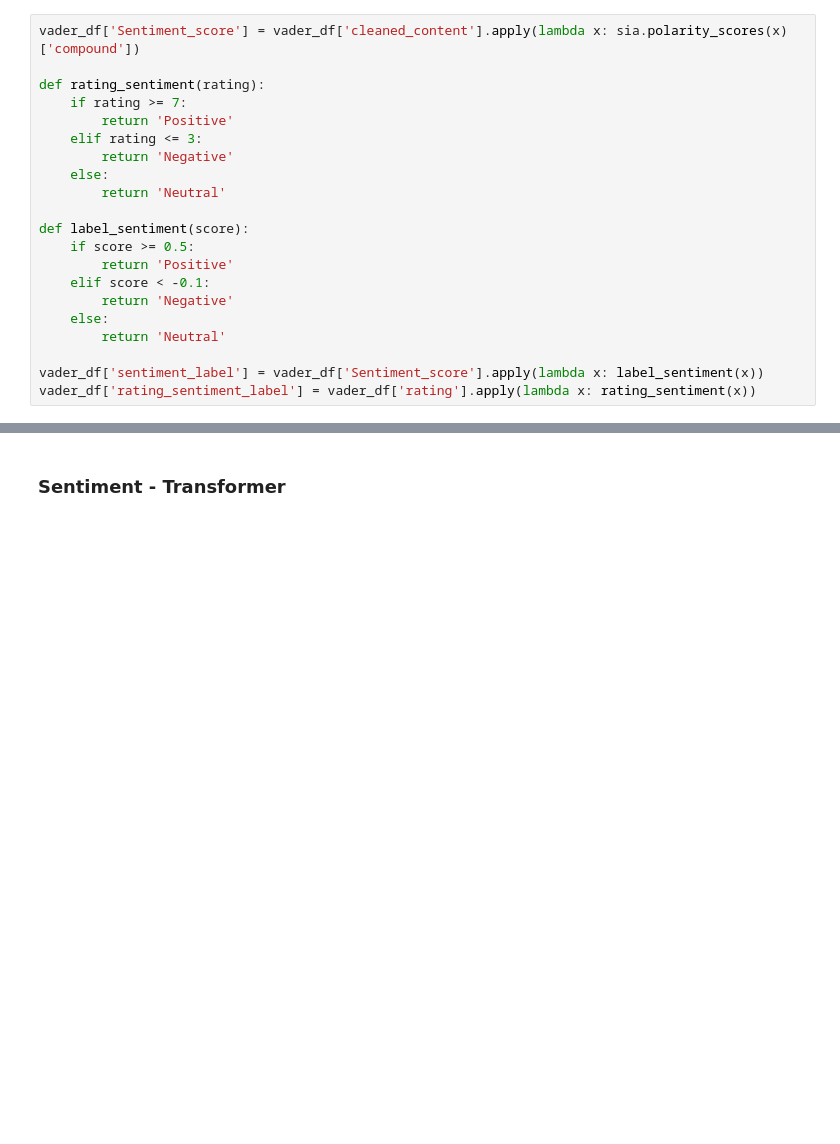
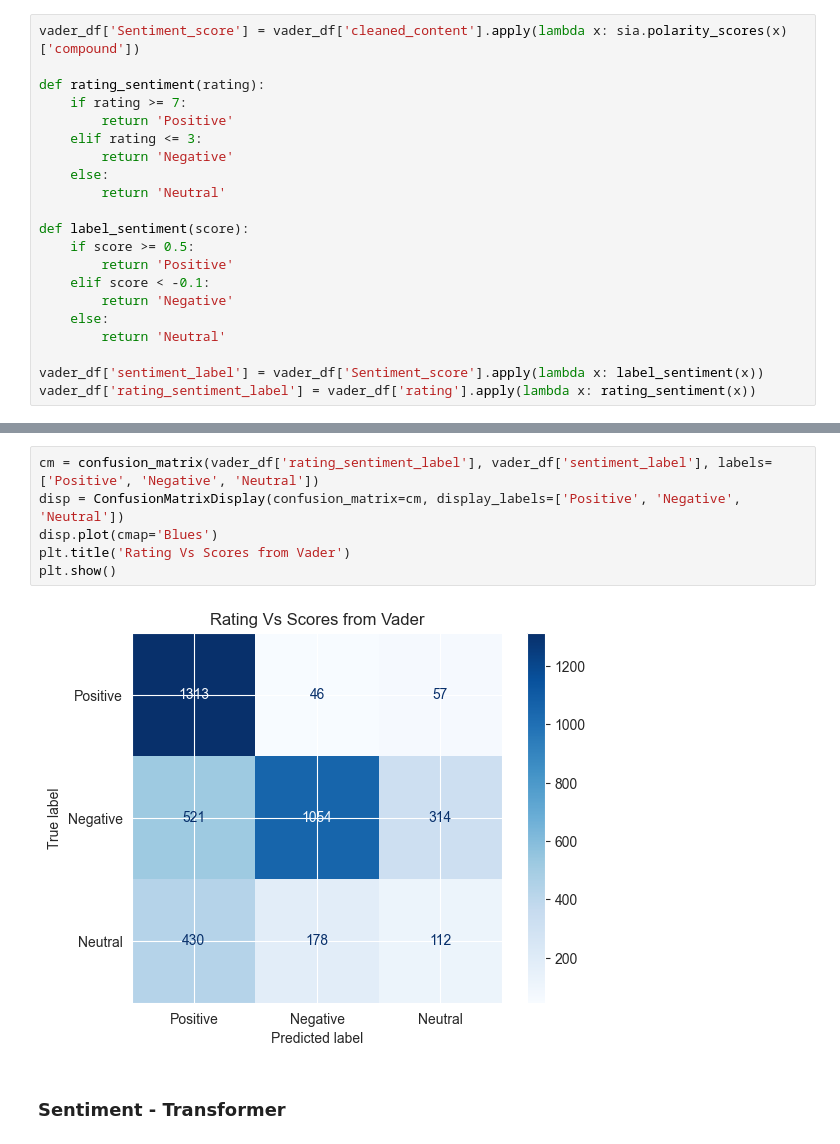
Before and after one commit to Jahdo-Codes/Real-World-Simulation-Projects, a Jupyter notebook: Forage /BA Job Simulation/BA reviews sentiment analysis.ipynb, the cells around one changed output, grey strips where cells are left out. Drawn from its saved outputs; the diff is of its cells as text; blank space fills up the shorter version.

```diff
--- a/Forage /BA Job Simulation/BA reviews sentiment analysis.ipynb
+++ b/Forage /BA Job Simulation/BA reviews sentiment analysis.ipynb
@@ -236,3 +274,11 @@ agreement_by_rating.plot(kind='bar',title='Agreement by rating')
+# %%
+cm = confusion_matrix(vader_df['rating_sentiment_label'], vader_df['sentiment_label'], labels=['Positive', 'Negative', 'Neutral'])
+disp = ConfusionMatrixDisplay(confusion_matrix=cm, display_labels=['Positive', 'Negative', 'Neutral'])
+disp.plot(cmap='Blues')
+plt.title('Rating Vs Scores from Vader')
+plt.show()
+# %% [output]
+[figure, added]
 # %% [markdown]
 ### Sentiment - Transformer
 # %%
```
Also changed, not shown: parts of 8 cells of this notebook, 1 other file.
